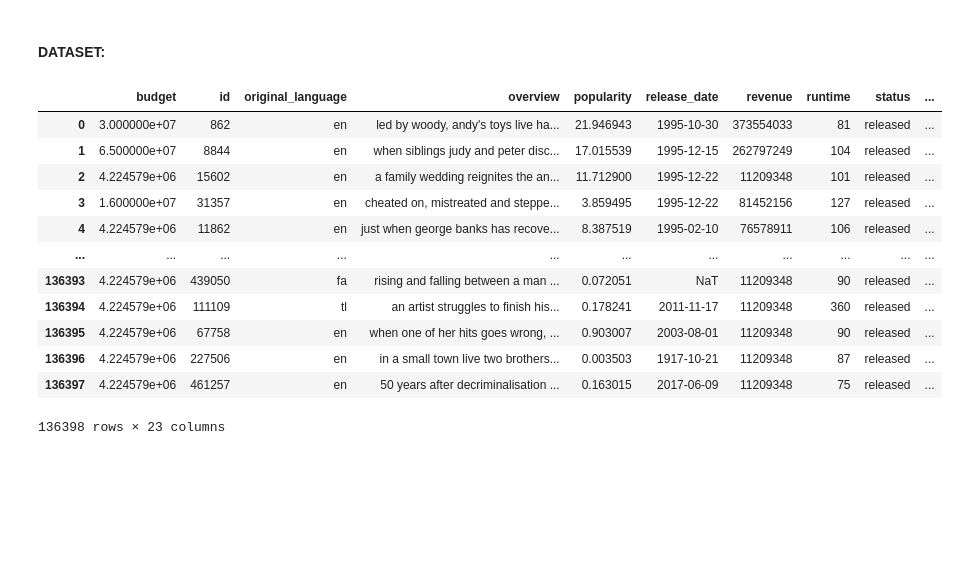
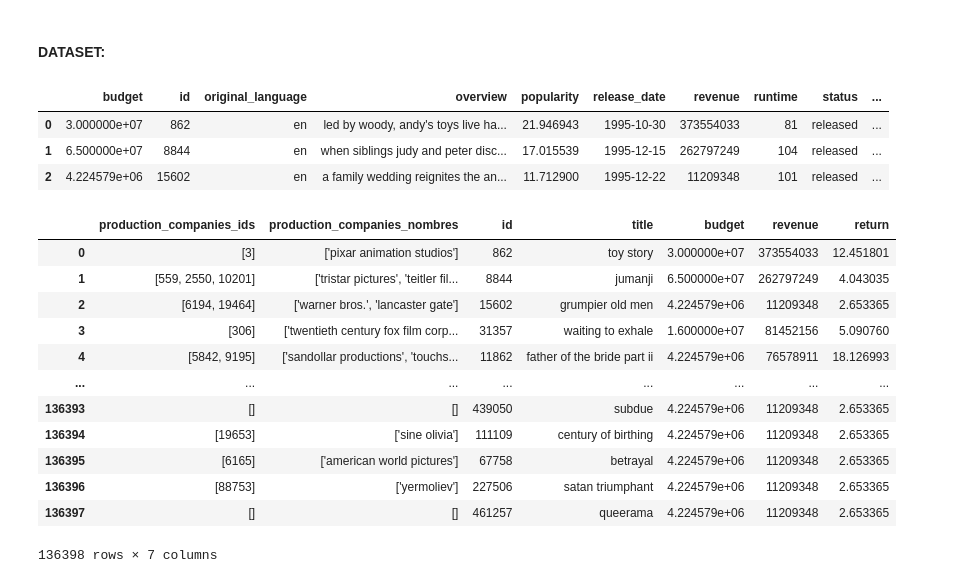
Before and after one commit to Lucaramallo/PI1_MLOps_Sistema_de_Recomendacion_Movies_ML, a Jupyter notebook: ETLs/Functios_testing/Functions_test.ipynb, the cells around one changed output. Saved outputs shown, nothing was run; the diff lists cells and outputs as text; code cells hidden in the pictures; blank space fills up the shorter version.

```diff
--- a/ETLs/Functios_testing/Functions_test.ipynb
+++ b/ETLs/Functios_testing/Functions_test.ipynb
@@ -485,18 +485,9 @@ Se han producido 762 películas en Argentina.
 # %%
 pd.set_option('display.max_columns', None)
 # %%
-df_movies
+df_movies.head(3)
 # %% [output]
 |  | budget | id | original_language | overview | popularity | release_date | revenue | runtime | status | ... |
 | 0 | 3.000000e+07 | 862 | en | led by woody, andy's toys live ha... | 21.946943 | 1995-10-30 | 373554033 | 81 | released | ... |
 | 1 | 6.500000e+07 | 8844 | en | when siblings judy and peter disc... | 17.015539 | 1995-12-15 | 262797249 | 104 | released | ... |
 | 2 | 4.224579e+06 | 15602 | en | a family wedding reignites the an... | 11.712900 | 1995-12-22 | 11209348 | 101 | released | ... |
-| 3 | 1.600000e+07 | 31357 | en | cheated on, mistreated and steppe... | 3.859495 | 1995-12-22 | 81452156 | 127 | released | ... |
-| 4 | 4.224579e+06 | 11862 | en | just when george banks has recove... | 8.387519 | 1995-02-10 | 76578911 | 106 | released | ... |
-| ... | ... | ... | ... | ... | ... | ... | ... | ... | ... | ... |
-| 136393 | 4.224579e+06 | 439050 | fa | rising and falling between a man ... | 0.072051 | NaT | 11209348 | 90 | released | ... |
-| 136394 | 4.224579e+06 | 111109 | tl | an artist struggles to finish his... | 0.178241 | 2011-11-17 | 11209348 | 360 | released | ... |
-| 136395 | 4.224579e+06 | 67758 | en | when one of her hits goes wrong, ... | 0.903007 | 2003-08-01 | 11209348 | 90 | released | ... |
-| 136396 | 4.224579e+06 | 227506 | en | in a small town live two brothers... | 0.003503 | 1917-10-21 | 11209348 | 87 | released | ... |
-| 136397 | 4.224579e+06 | 461257 | en | 50 years after decriminalisation ... | 0.163015 | 2017-06-09 | 11209348 | 75 | released | ... |
-136398 rows × 23 columns
@@ -502,0 +497,16 @@ df_movies
+# %%
+df_f5_production_companies_return
+# %% [output]
+|  | production_companies_ids | production_companies_nombres | id | title | budget | revenue | return |
+| 0 | [3] | ['pixar animation studios'] | 862 | toy story | 3.000000e+07 | 373554033 | 12.451801 |
+| 1 | [559, 2550, 10201] | ['tristar pictures', 'teitler fil... | 8844 | jumanji | 6.500000e+07 | 262797249 | 4.043035 |
+| 2 | [6194, 19464] | ['warner bros.', 'lancaster gate'] | 15602 | grumpier old men | 4.224579e+06 | 11209348 | 2.653365 |
+| 3 | [306] | ['twentieth century fox film corp... | 31357 | waiting to exhale | 1.600000e+07 | 81452156 | 5.090760 |
+| 4 | [5842, 9195] | ['sandollar productions', 'touchs... | 11862 | father of the bride part ii | 4.224579e+06 | 76578911 | 18.126993 |
+| ... | ... | ... | ... | ... | ... | ... | ... |
+| 136393 | [] | [] | 439050 | subdue | 4.224579e+06 | 11209348 | 2.653365 |
+| 136394 | [19653] | ['sine olivia'] | 111109 | century of birthing | 4.224579e+06 | 11209348 | 2.653365 |
+| 136395 | [6165] | ['american world pictures'] | 67758 | betrayal | 4.224579e+06 | 11209348 | 2.653365 |
+| 136396 | [88753] | ['yermoliev'] | 227506 | satan triumphant | 4.224579e+06 | 11209348 | 2.653365 |
+| 136397 | [] | [] | 461257 | queerama | 4.224579e+06 | 11209348 | 2.653365 |
+136398 rows × 7 columns
```
Also changed, not shown: parts of 17 cells of this notebook, 1 other file.
